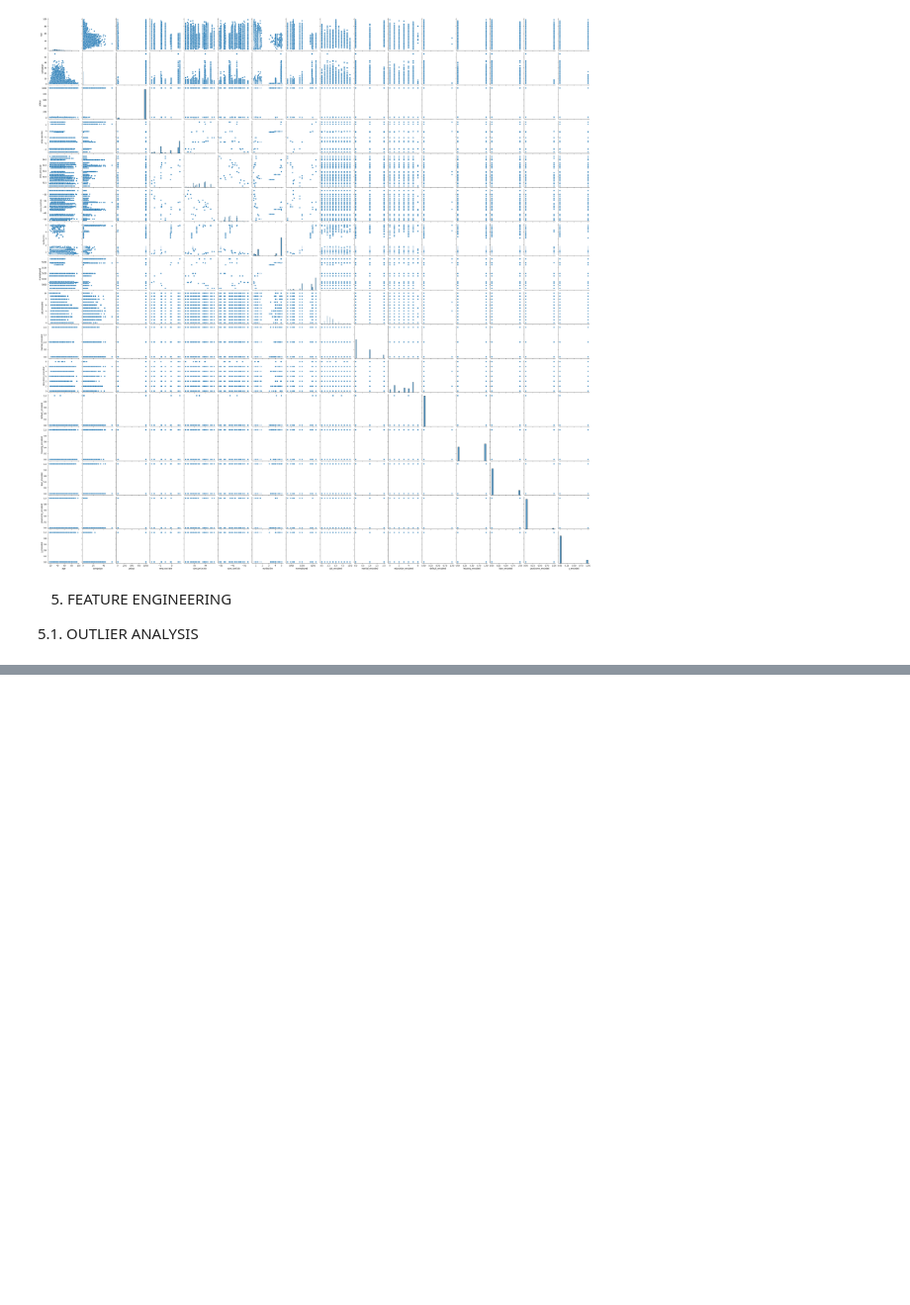
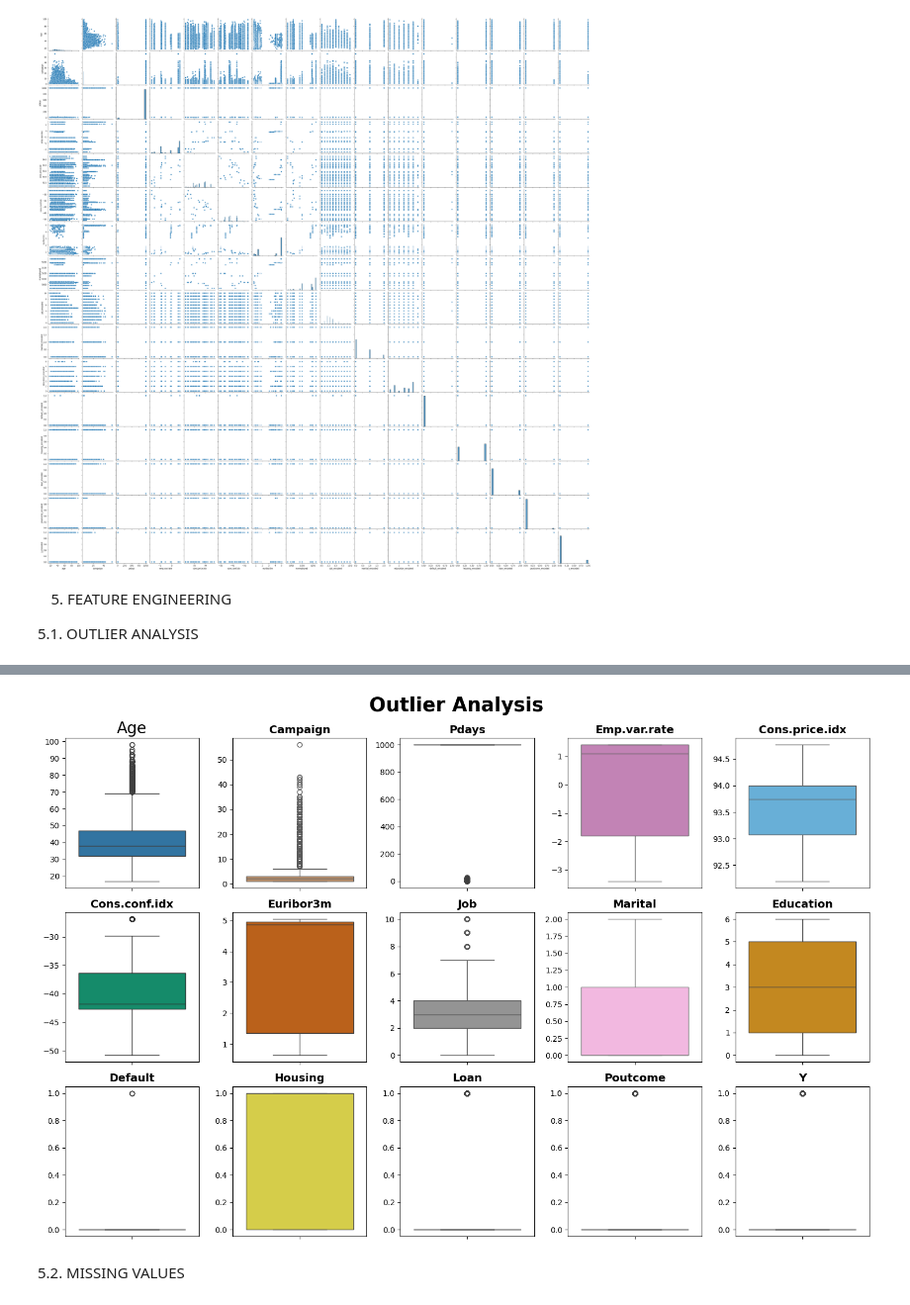
Before and after one commit to PeyraHub/EDA-bank-marketing-campaign-data, a Jupyter notebook: src/explore.ipynb, the cells around one changed output, grey strips where cells are left out. Shown at 99% size. Cells and saved outputs as stored; diff of their text form; code cells hidden in the pictures; blank space fills up the shorter version.

```diff
--- a/src/explore.ipynb
+++ b/src/explore.ipynb
@@ -450,0 +463,28 @@ plt.show()
+# %%
+fig, axes = plt.subplots(3, 5, figsize = (15, 10))
+fig.suptitle("Outlier Analysis", fontsize=25, fontweight='bold')
+
+sns.boxplot(ax = axes[0, 0], data = df_enc, y = "age").set_title("Age", fontsize=20)
+sns.boxplot(ax = axes[0, 1], data = df_enc, y = "campaign", color=sns.color_palette("colorblind")[5]).set_title("Campaign", fontsize=14, fontweight='bold')
+sns.boxplot(ax = axes[0, 2], data = df_enc, y = "pdays").set_title("Pdays", fontsize=14, fontweight='bold')
+sns.boxplot(ax = axes[0, 3], data = df_enc, y = "emp.var.rate", color=sns.color_palette("colorblind")[4]).set_title("Emp.var.rate", fontsize=14, fontweight='bold')
+sns.boxplot(ax = axes[0, 4], data = df_enc, y = "cons.price.idx", color=sns.color_palette("colorblind")[9]).set_title("Cons.price.idx", fontsize=14, fontweight='bold')
+sns.boxplot(ax = axes[1, 0], data = df_enc, y = "cons.conf.idx", color=sns.color_palette("colorblind")[2]).set_title("Cons.conf.idx", fontsize=14, fontweight='bold')
+sns.boxplot(ax = axes[1, 1], data = df_enc, y = "euribor3m", color=sns.color_palette("colorblind")[3]).set_title("Euribor3m", fontsize=14, fontweight='bold')
+sns.boxplot(ax = axes[1, 2], data = df_enc, y = "job_encoded", color=sns.color_palette("colorblind")[7]).set_title("Job", fontsize=14, fontweight='bold')
+sns.boxplot(ax = axes[1, 3], data = df_enc, y = "marital_encoded", color=sns.color_palette("colorblind")[6]).set_title("Marital", fontsize=14, fontweight='bold')
+sns.boxplot(ax = axes[1, 4], data = df_enc, y = "education_encoded", color=sns.color_palette("colorblind")[1]).set_title("Education", fontsize=14, fontweight='bold')
+sns.boxplot(ax = axes[2, 0], data = df_enc, y = "default_encoded",).set_title("Default", fontsize=14, fontweight='bold')
+sns.boxplot(ax = axes[2, 1], data = df_enc, y = "housing_encoded", color=sns.color_palette("colorblind")[8]).set_title("Housing", fontsize=14, fontweight='bold')
+sns.boxplot(ax = axes[2, 2], data = df_enc, y = "loan_encoded").set_title("Loan", fontsize=14, fontweight='bold')
+sns.boxplot(ax = axes[2, 3], data = df_enc, y = "poutcome_encoded").set_title("Poutcome", fontsize=14, fontweight='bold')
+sns.boxplot(ax = axes[2, 4], data = df_enc, y = "y_encoded").set_title("Y", fontsize=14, fontweight='bold')
+
+for ax in axes.flatten():
+    if ax:
+        ax.set(ylabel=None)
+
+plt.tight_layout()
+plt.show()
+# %% [output]
+[figure, added]
@@ -450,0 +513,2 @@ plt.show()
+# %% [markdown]
+5.2. MISSING VALUES
```
Also changed, not shown: parts of 6 cells of this notebook, 5 other files.
